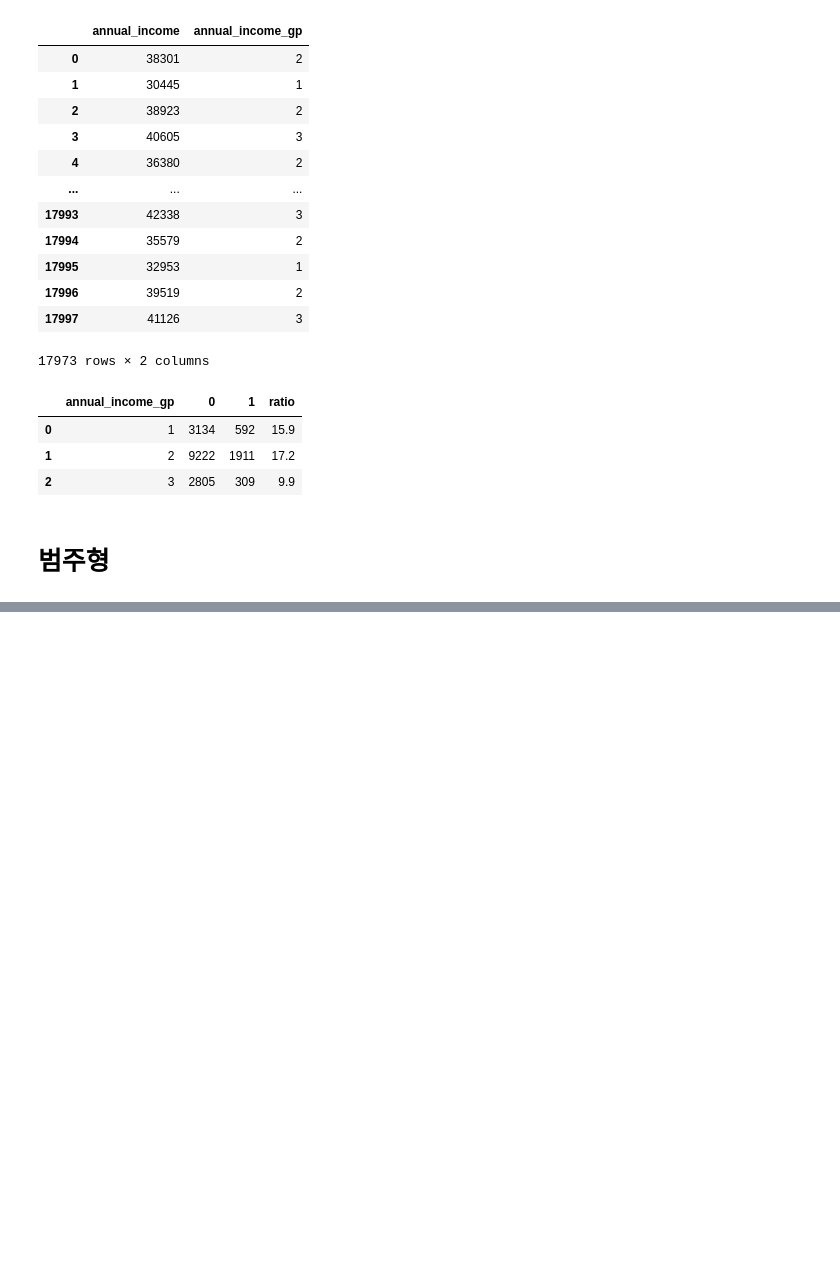
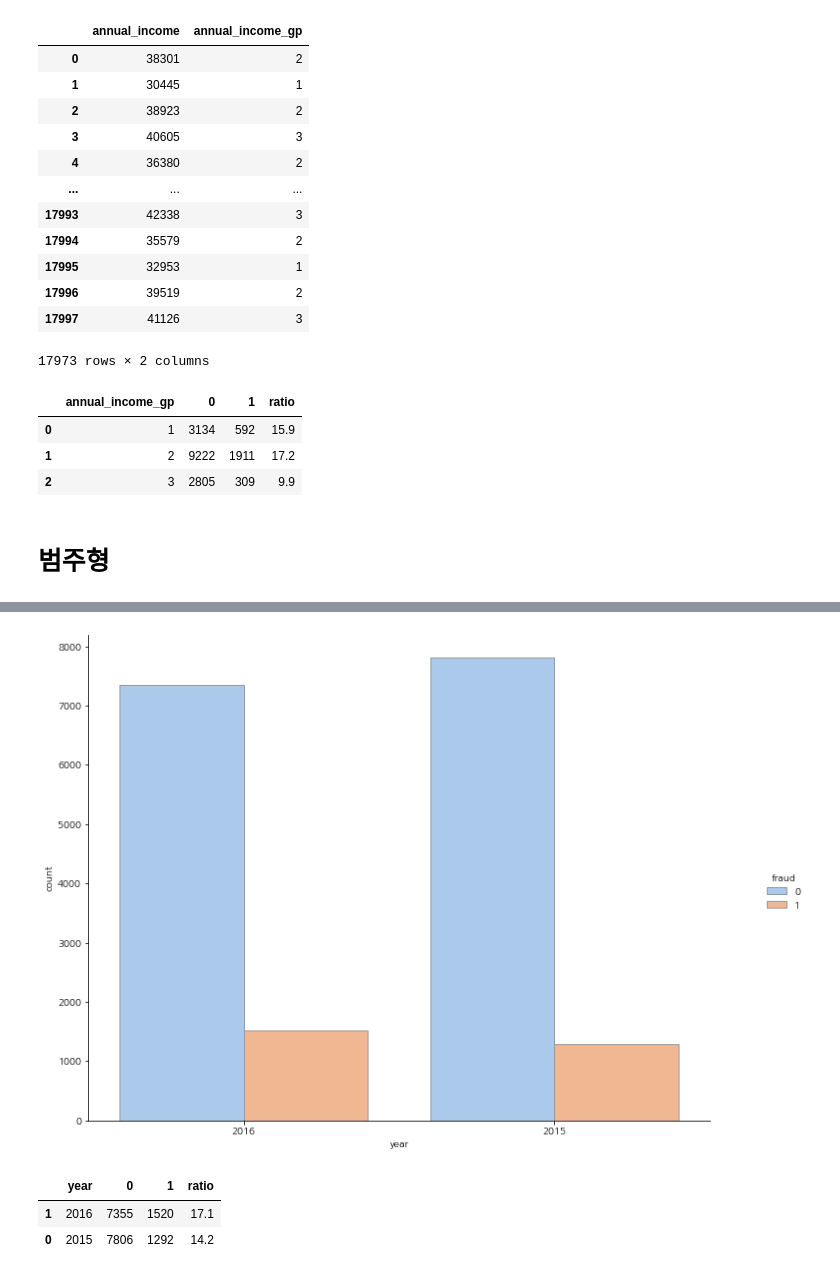
Before and after one commit to seonydg/ml-classification-Insurance-claim-fraud-forecast, a Jupyter notebook: insurance Claim Fraud Forecast.ipynb, the cells around one changed output, grey strips where cells are left out. Saved outputs shown, nothing was run; the diff lists cells and outputs as text; code cells hidden in the pictures; blank space fills up the shorter version.

Commit message:
feat : data preprocessing - categorical

```diff
--- a/insurance Claim Fraud Forecast.ipynb
+++ b/insurance Claim Fraud Forecast.ipynb
@@ -287,3 +287,9 @@ df_pivot
 | 2 | 3 | 2805 | 309 | 9.9 |
 # %% [markdown]
 # 범주형
+# %%
+# 날짜 데이터 전처리
+df['year'] = df['claim_date'].apply(lambda x: x.split('/')[2])
+df['month'] = df['claim_date'].apply(lambda x: x.split('/')[0])
+
+df[['claim_date', 'year', 'month']]
@@ -289,0 +310,29 @@ df_pivot
+# %%
+sns.catplot(x="year", hue="fraud", kind="count",palette="pastel", edgecolor=".6",data=df);
+plt.gcf().set_size_inches(12, 8)
+plt.show()
+# %% [output]
+[figure, added]
+# %%
+cat_val='year'
+
+# 1단계
+df_tran = pd.DataFrame(df.groupby([cat_val, 'fraud'])['claim_number'].count()).reset_index()
+df_tran.head(5)
+
+# 2단계
+df_pivot = pd.pivot_table(df_tran,               # 피벗할 데이터프레임
+                      index = cat_val,           # 행 위치에 들어갈 열
+                      columns = 'fraud',         # 열 위치에 들어갈 열
+                      values = 'claim_number')   # 데이터로 사용할 열
+# 3단계
+df_pivot = df_pivot.reset_index()
+df_pivot.columns.names=['']
+
+# 4단계
+df_pivot['ratio'] =   round((df_pivot.iloc[:,2] / (df_pivot.iloc[:,1] + df_pivot.iloc[:,2])) * 100,1)
+df_pivot.sort_values(by=['ratio'], ascending = False)
+# %% [output]
+|  | year | 0 | 1 | ratio |
+| 1 | 2016 | 7355 | 1520 | 17.1 |
+| 0 | 2015 | 7806 | 1292 | 14.2 |
```
Also changed, not shown: parts of 3 cells of this notebook.
